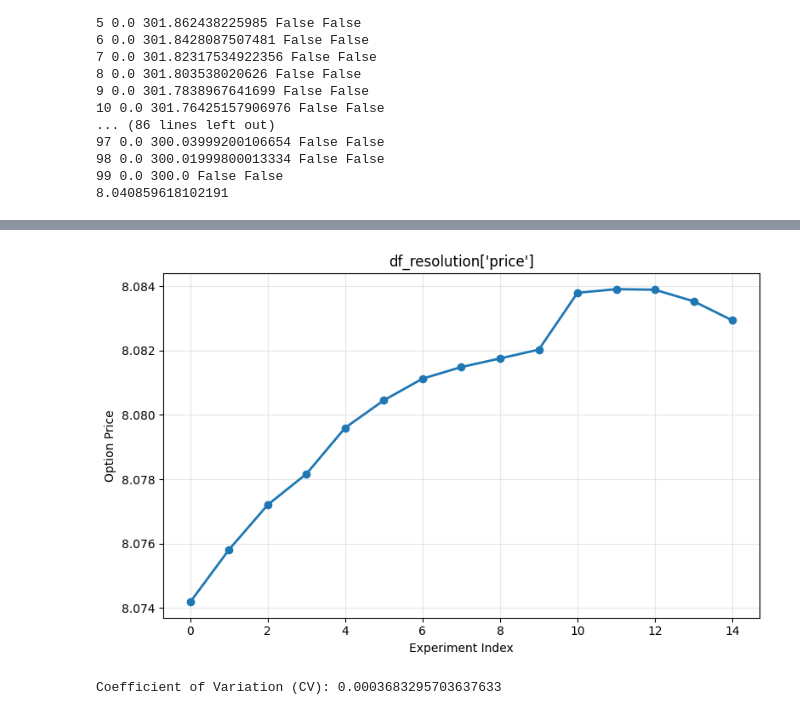
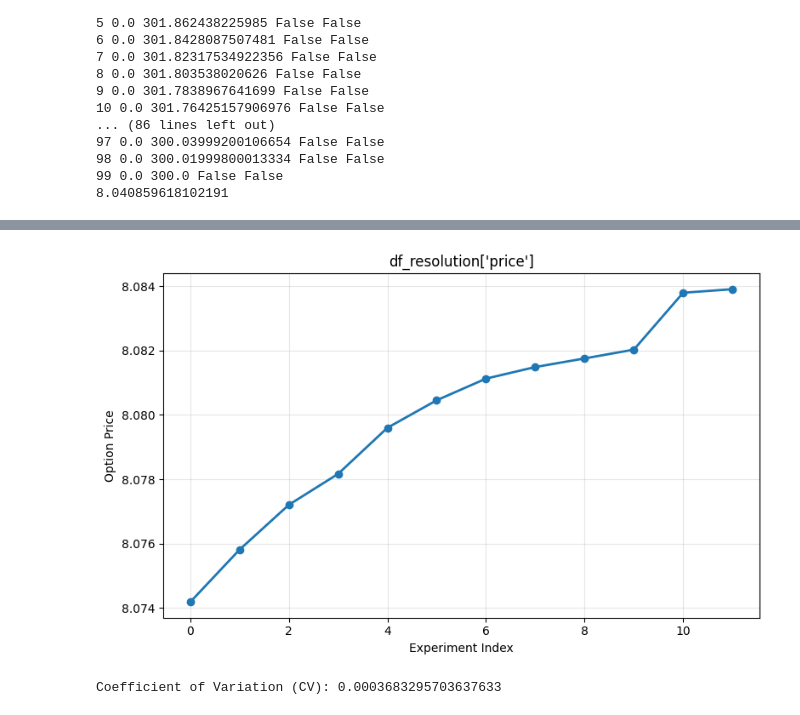
Before and after one commit to JX2023-axon/barrier-option, a Jupyter notebook: BarrierOption.ipynb, the cells around one changed output, grey strips where cells are left out. Cells and saved outputs as stored; diff of their text form; code cells hidden in the pictures.

```diff
--- a/BarrierOption.ipynb
+++ b/BarrierOption.ipynb
@@ -649,6 +660,7 @@ base_params = dict(
     c=20,
     d=0.05,
     theta_ADI=0.5,
+    adi_scheme="Douglas",
     use_rannacher=True,
     v0=0.04,
     debug=False,
@@ -667,9 +679,6 @@ resolution_experiments = [
     {"Ns": 400, "Nv": 200, "Nt": 2000},
     {"Ns": 400, "Nv": 200, "Nt": 4000},
     {"Ns": 800, "Nv": 200, "Nt": 4000},
-    {"Ns": 1600, "Nv": 200, "Nt": 4000},
-    {"Ns": 1600, "Nv": 400, "Nt": 4000},
-    {"Ns": 1600, "Nv": 800, "Nt": 4000},
 ]
 
 df_resolution = bha.run_experiment_grid(
@@ -705,4 +711,4 @@ plt.show()
-[figure, old version]
+[figure, new version]
 # %%
 p = [
     8.074186030971,
```
Also changed, not shown: parts of 6 cells of this notebook, 2 other files.
